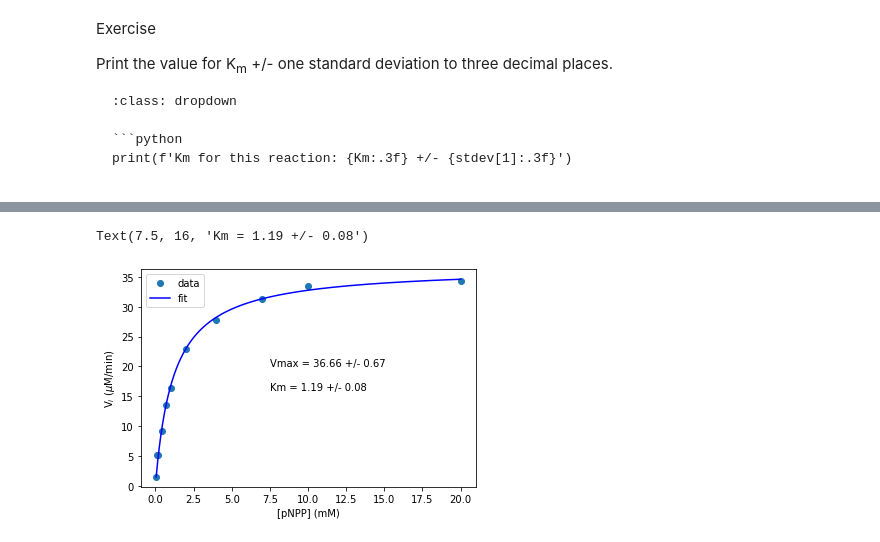
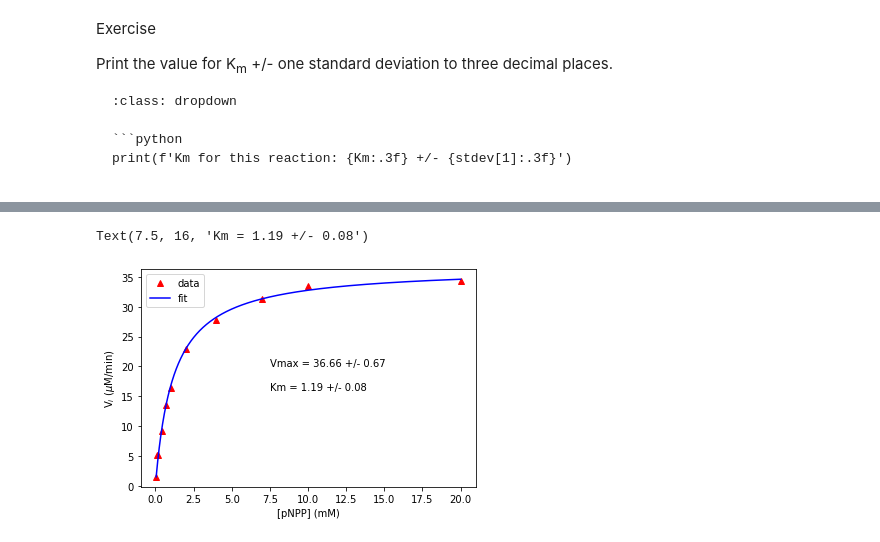
Before and after one commit to MolSSI-Education/python-scripting-biochemistry, a Jupyter notebook: biochemist-python/chapters/Non-Linear Regression Part 2.ipynb, the cells around one changed output, grey strips where cells are left out. Saved outputs shown, nothing was run; the diff lists cells and outputs as text; code cells hidden in the pictures.

```diff
--- a/biochemist-python/chapters/Non-Linear Regression Part 2.ipynb
+++ b/biochemist-python/chapters/Non-Linear Regression Part 2.ipynb
@@ -261,16 +293,13 @@ You probably noticed that the curve appears a bit disjointed, because it provide
 # %%
-# To generate a smoother fitted curve
-smooth_x = np.linspace(np.min(xdata), np.max(xdata), 1000) # new x value range
-plt.plot(xdata, ydata, 'o', label='data') # plot of the experimental data
+smooth_x = np.linspace(np.min(xdata), np.max(xdata), 1000) # x value range with 1000 points
+plt.plot(xdata, ydata, 'r^', label='data') # plot of the experimental data
 plt.plot(smooth_x, MM(smooth_x, Vmax, Km), 'b', label = 'fit') # plot of the fit data
 plt.legend() # legend added
-
-# The solution to the first exercise will be removed when we are ready to publish
 
 plt.xlabel('[pNPP] (mM)')  # x-axis label
 plt.ylabel('V$_i$ ($\mu$M/min)')  # y-axis label in LaTeX _{595} makes 595 the subscripts
 plt.annotate(F'Vmax = {Vmax:.2f} +/- {stdev[0]:.2f}', xy = (7.5, 20))
 plt.annotate(F'Km = {Km:.2f} +/- {stdev[1]:.2f}', xy = (7.5, 16))
 # %% [output]
 Text(7.5, 16, 'Km = 1.19 +/- 0.08')
-[figure, old version]
+[figure, new version]
```
Also changed, not shown: parts of 11 cells of this notebook.
